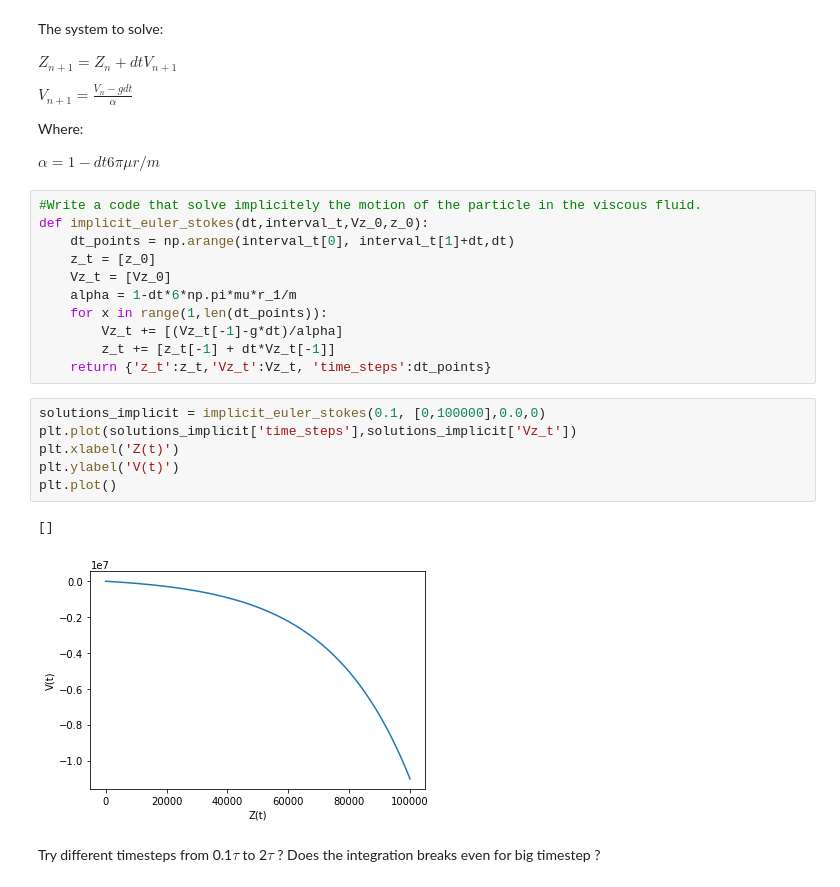
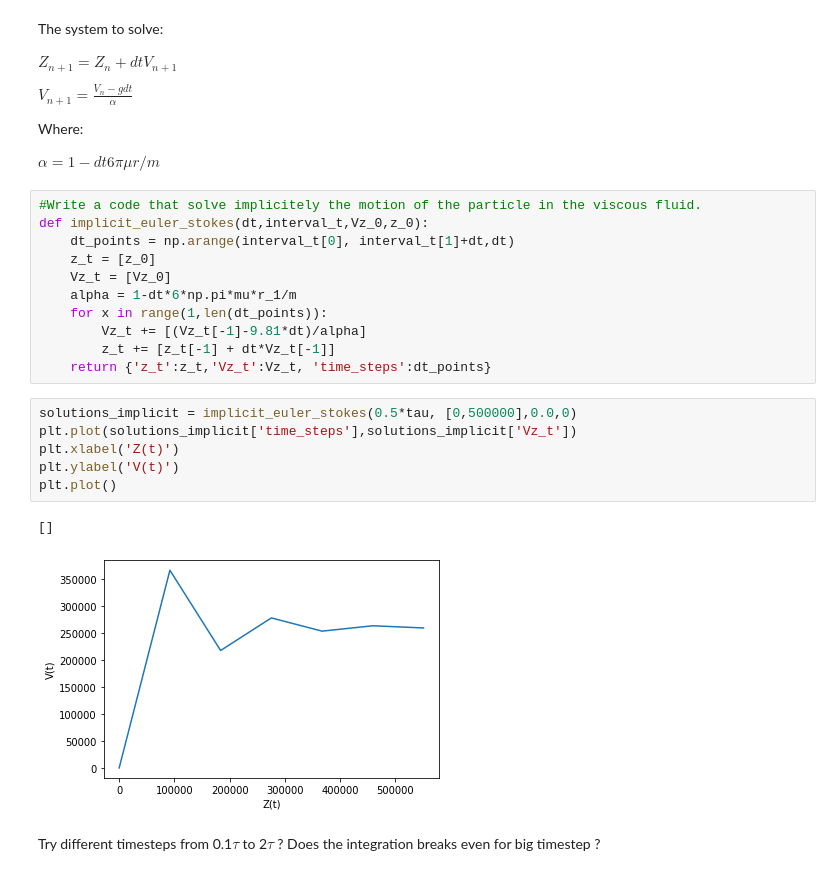
Before and after one commit to fhernandez93/Lecture-5-ODE-PPM, a Jupyter notebook: ODE Training.ipynb, the cells around one changed output. Cells and saved outputs as stored; diff of their text form.

```diff
--- a/ODE Training.ipynb
+++ b/ODE Training.ipynb
@@ -643,17 +644,17 @@ def implicit_euler_stokes(dt,interval_t,Vz_0,z_0):
     Vz_t = [Vz_0]
     alpha = 1-dt*6*np.pi*mu*r_1/m
     for x in range(1,len(dt_points)):
-        Vz_t += [(Vz_t[-1]-g*dt)/alpha]
+        Vz_t += [(Vz_t[-1]-9.81*dt)/alpha]
         z_t += [z_t[-1] + dt*Vz_t[-1]]
     return {'z_t':z_t,'Vz_t':Vz_t, 'time_steps':dt_points}
 # %%
-solutions_implicit = implicit_euler_stokes(0.1, [0,100000],0.0,0)
+solutions_implicit = implicit_euler_stokes(0.5*tau, [0,500000],0.0,0)
 plt.plot(solutions_implicit['time_steps'],solutions_implicit['Vz_t'])
 plt.xlabel('Z(t)')
 plt.ylabel('V(t)')
 plt.plot()
 # %% [output]
 []
-[figure, old version]
+[figure, new version]
 # %% [markdown]
 Try different timesteps from 0.1$\tau$ to 2$\tau$ ? Does the integration breaks even for big timestep ?
```
Also changed, not shown: parts of 10 cells of this notebook.
